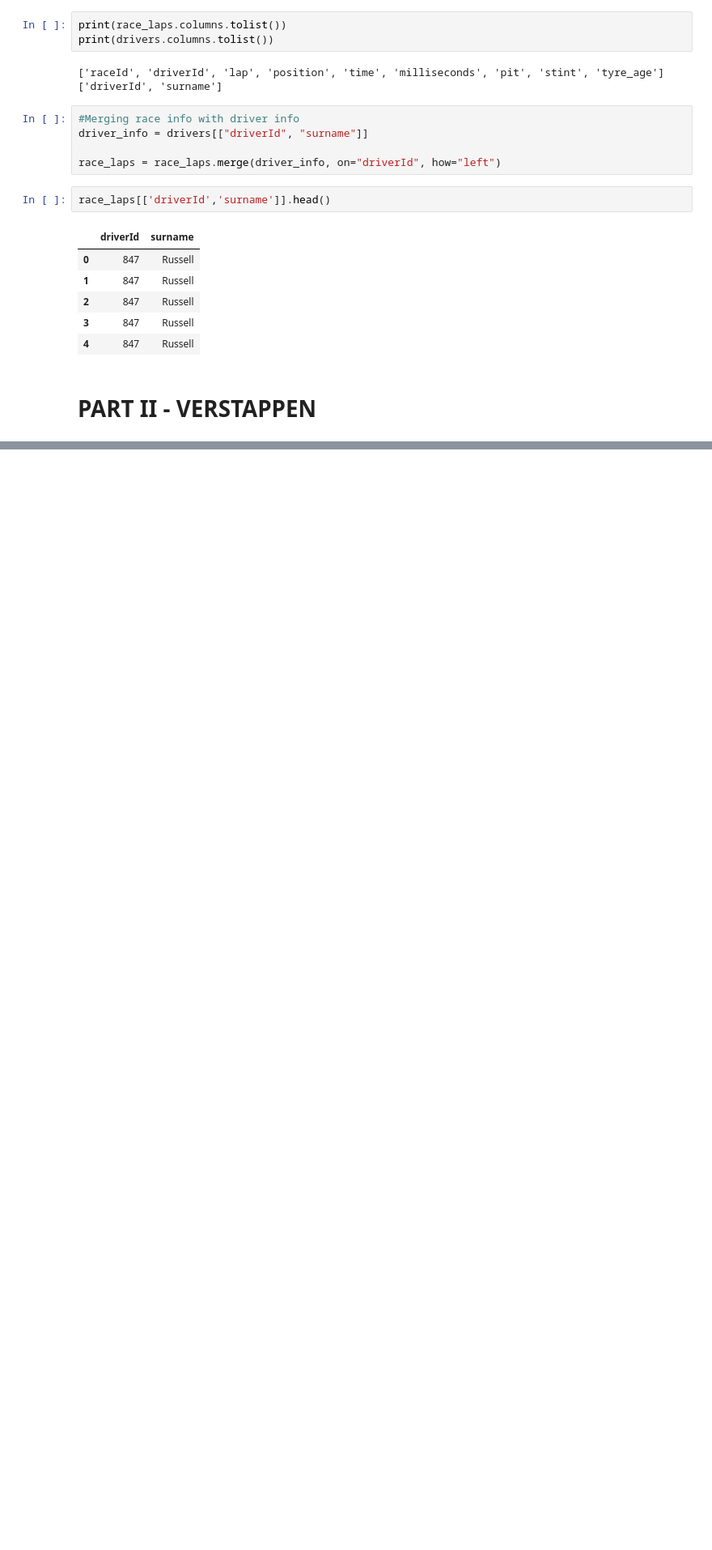
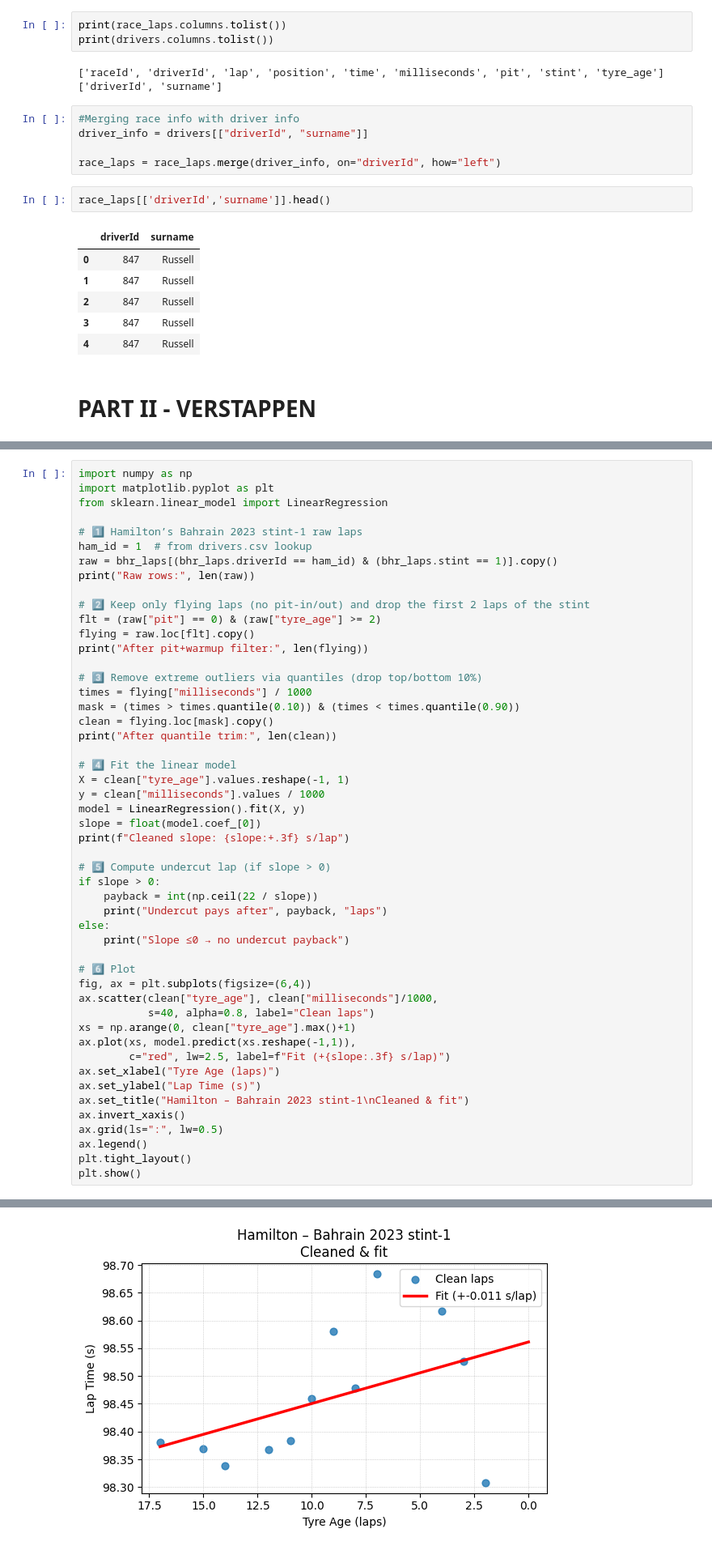
Before and after one commit to ojhasdhruv/Race-Insights, a Jupyter notebook: notebooks/2023-aus_gp_tyredeg_kaggle.ipynb, the cells around one changed output, grey strips where cells are left out. Shown: that part at 81% size. Cells and saved outputs as stored; diff of their text form; blank space fills up the shorter version.

```diff
--- a/notebooks/2023-aus_gp_tyredeg_kaggle.ipynb
+++ b/notebooks/2023-aus_gp_tyredeg_kaggle.ipynb
@@ -141,0 +290,51 @@ ax.legend(handles, labels, title="Stint")
+# %%
+import numpy as np
+import matplotlib.pyplot as plt
+from sklearn.linear_model import LinearRegression
+
+# 1️⃣ Hamilton’s Bahrain 2023 stint-1 raw laps
+ham_id = 1  # from drivers.csv lookup
+raw = bhr_laps[(bhr_laps.driverId == ham_id) & (bhr_laps.stint == 1)].copy()
+print("Raw rows:", len(raw))
+
+# 2️⃣ Keep only flying laps (no pit-in/out) and drop the first 2 laps of the stint
+flt = (raw["pit"] == 0) & (raw["tyre_age"] >= 2)
+flying = raw.loc[flt].copy()
+print("After pit+warmup filter:", len(flying))
+
+# 3️⃣ Remove extreme outliers via quantiles (drop top/bottom 10%)
+times = flying["milliseconds"] / 1000
+mask = (times > times.quantile(0.10)) & (times < times.quantile(0.90))
+clean = flying.loc[mask].copy()
+print("After quantile trim:", len(clean))
+
+# 4️⃣ Fit the linear model
+X = clean["tyre_age"].values.reshape(-1, 1)
+y = clean["milliseconds"].values / 1000
+model = LinearRegression().fit(X, y)
+slope = float(model.coef_[0])
+print(f"Cleaned slope: {slope:+.3f} s/lap")
+
+# 5️⃣ Compute undercut lap (if slope > 0)
+if slope > 0:
+    payback = int(np.ceil(22 / slope))
+    print("Undercut pays after", payback, "laps")
+else:
+    print("Slope ≤0 → no undercut payback")
+
+# 6️⃣ Plot
+fig, ax = plt.subplots(figsize=(6,4))
+ax.scatter(clean["tyre_age"], clean["milliseconds"]/1000,
+           s=40, alpha=0.8, label="Clean laps")
+xs = np.arange(0, clean["tyre_age"].max()+1)
+ax.plot(xs, model.predict(xs.reshape(-1,1)),
+        c="red", lw=2.5, label=f"Fit (+{slope:.3f} s/lap)")
+ax.set_xlabel("Tyre Age (laps)")
+ax.set_ylabel("Lap Time (s)")
+ax.set_title("Hamilton – Bahrain 2023 stint-1\nCleaned & fit")
+ax.invert_xaxis()
+ax.grid(ls=":", lw=0.5)
+ax.legend()
+plt.tight_layout()
+plt.show()
+# %% [output]
@@ -141,0 +346 @@ ax.legend(handles, labels, title="Stint")
+[figure, added]
```
Also changed, not shown: parts of 39 cells of this notebook.
